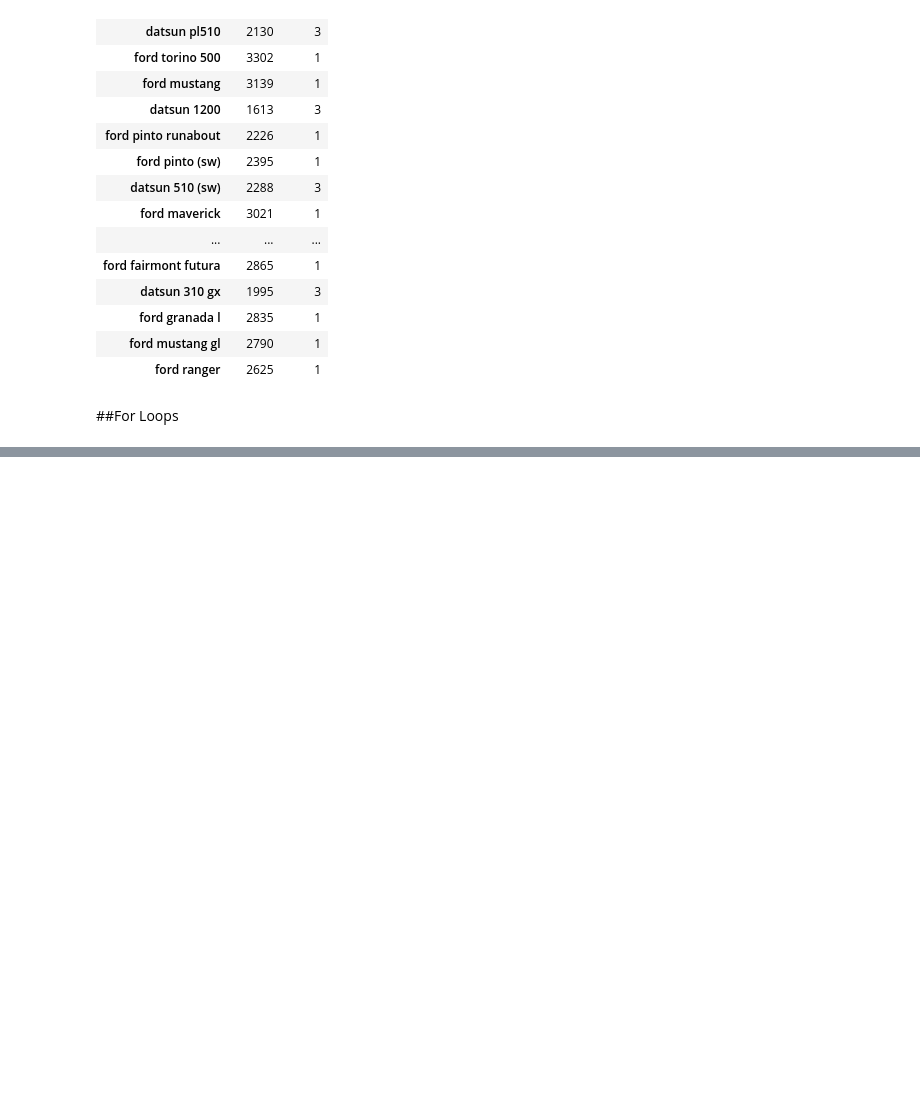
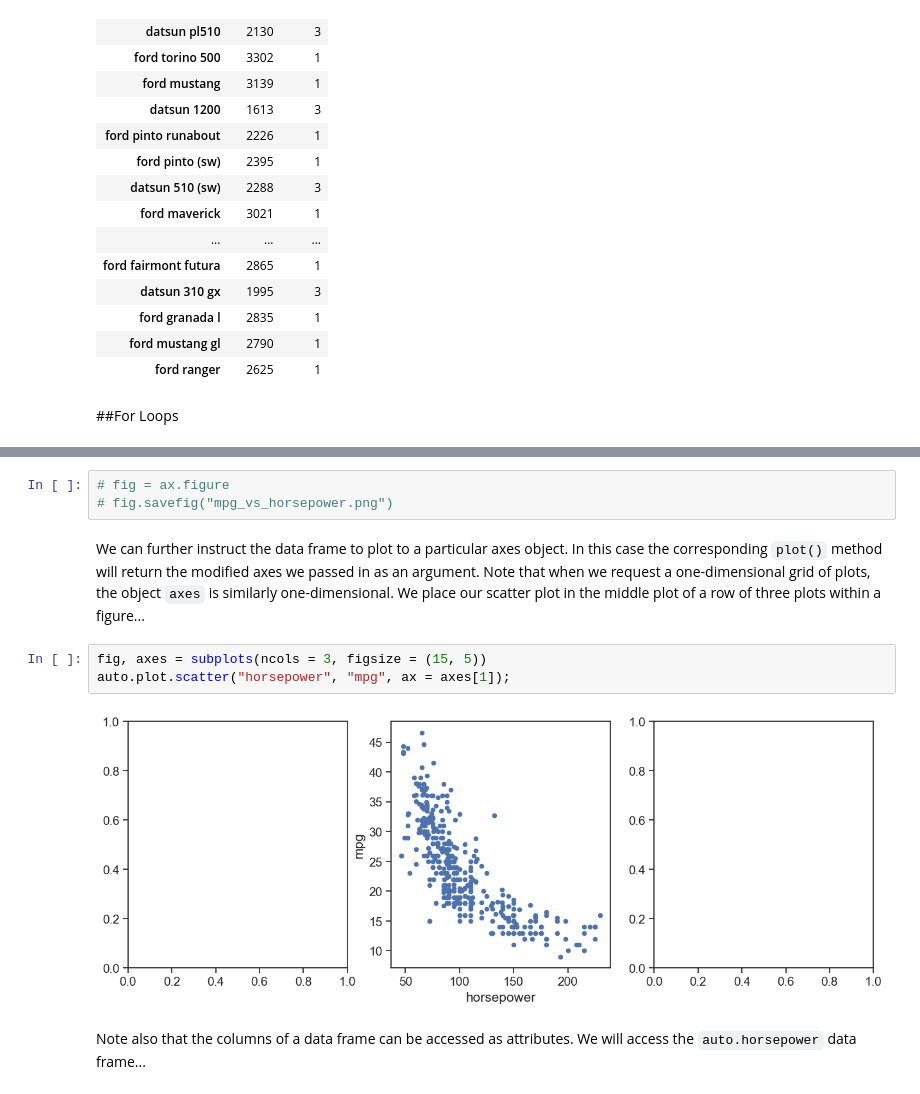
Before and after one commit to taadith/python-projects, a Jupyter notebook: intro-stat-learning/labs/ISLP_Lab_Ch_02.ipynb, the cells around one changed output, grey strips where cells are left out. Cells and saved outputs as stored; diff of their text form; blank space fills up the shorter version.

````diff
--- a/intro-stat-learning/labs/ISLP_Lab_Ch_02.ipynb
+++ b/intro-stat-learning/labs/ISLP_Lab_Ch_02.ipynb
@@ -1692,0 +1803,12 @@ auto_re.loc[lambda df: (df["displacement"] < 300)
+# %%
+# fig = ax.figure
+# fig.savefig("mpg_vs_horsepower.png")
+# %% [markdown]
+We can further instruct the data frame to plot to a particular axes object. In this case the corresponding ```plot()``` method will return the modified axes we passed in as an argument. Note that when we request a one-dimensional grid of plots, the object ```axes``` is similarly one-dimensional. We place our scatter plot in the middle plot of a row of three plots within a figure...
+# %%
+fig, axes = subplots(ncols = 3, figsize = (15, 5))
+auto.plot.scatter("horsepower", "mpg", ax = axes[1]);
+# %% [output]
+[figure, added]
+# %% [markdown]
+Note also that the columns of a data frame can be accessed as attributes. We will access the ```auto.horsepower``` data frame...
````
Also changed, not shown: parts of 73 cells of this notebook.
